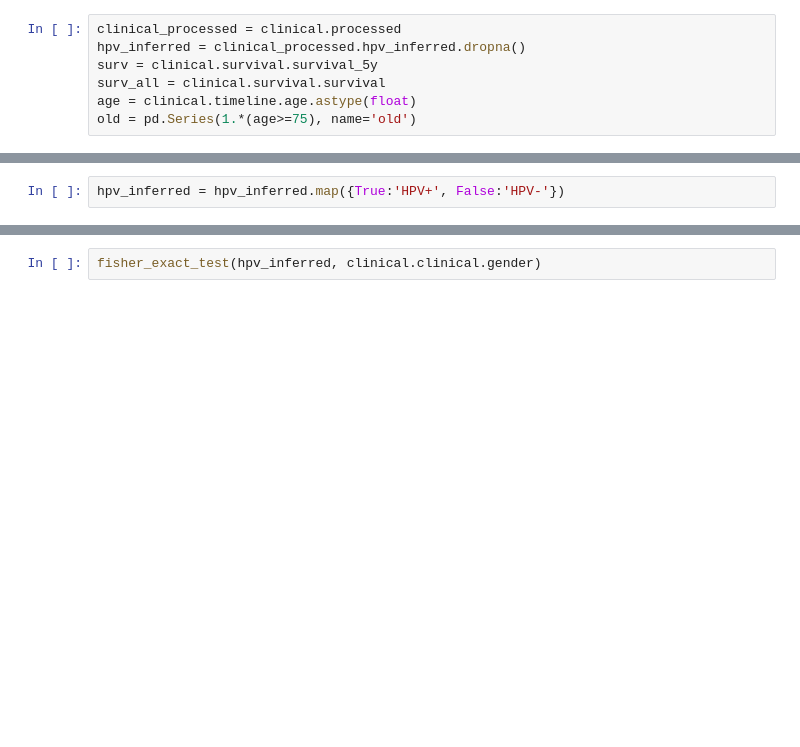
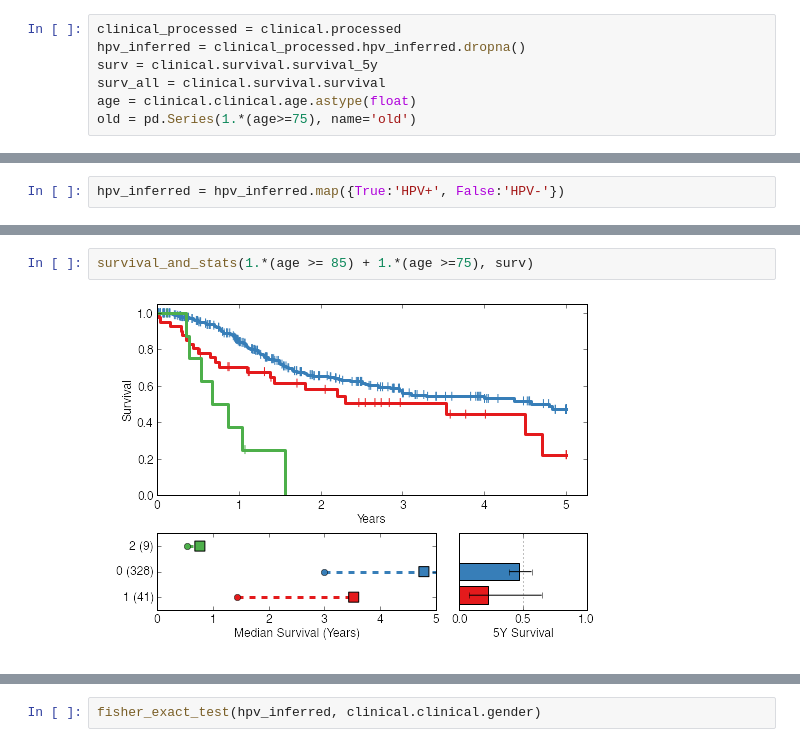
Before and after one commit to theandygross/TCGA, a Jupyter notebook: Analysis_Notebooks/HPV_characterization.ipynb, the cells around one changed output, grey strips where cells are left out. Drawn from its saved outputs; the diff is of its cells as text; blank space fills up the shorter version.

```diff
--- a/Analysis_Notebooks/HPV_characterization.ipynb
+++ b/Analysis_Notebooks/HPV_characterization.ipynb
@@ -44,7 +48,7 @@ clinical_processed = clinical.processed
 hpv_inferred = clinical_processed.hpv_inferred.dropna()
 surv = clinical.survival.survival_5y
 surv_all = clinical.survival.survival
-age = clinical.timeline.age.astype(float)
+age = clinical.clinical.age.astype(float)
 old = pd.Series(1.*(age>=75), name='old')
 # %% [markdown]
 # HPV Clinical Correlates
@@ -64,0 +82,4 @@ fig.tight_layout()
+# %%
+survival_and_stats(1.*(age >= 85) + 1.*(age >=75), surv)
+# %% [output]
+[figure, added]
```
Also changed, not shown: parts of 8 cells of this notebook, 13 other files.
